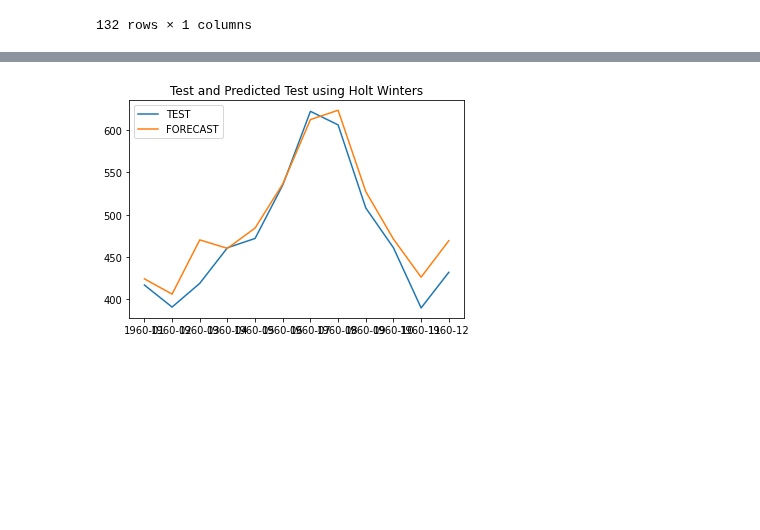
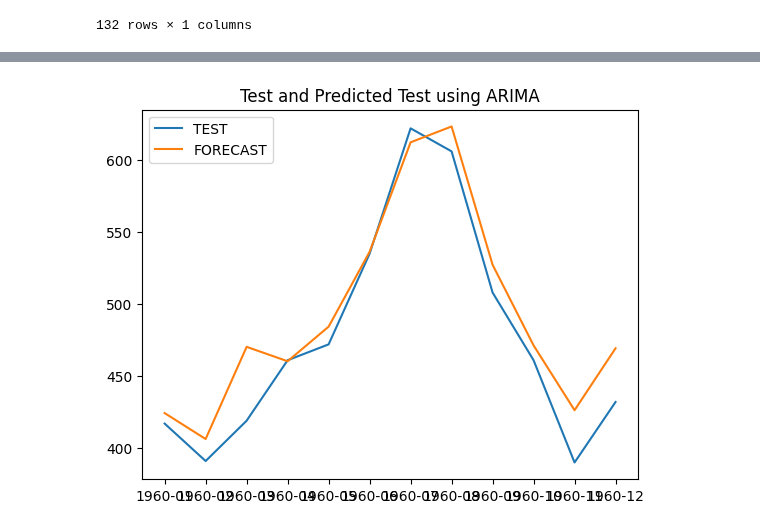
Before and after one commit to ogut77/DataScience, a Jupyter notebook: SARIMA.ipynb, the cells around one changed output, grey strips where cells are left out. Cells and saved outputs as stored; diff of their text form; code cells hidden in the pictures; blank space fills up the shorter version.

```diff
--- a/SARIMA.ipynb
+++ b/SARIMA.ipynb
@@ -147,6 +184,6 @@ Warnings:
 # %%
-train=ap[:-12]
-test=ap[-12:]
+train=ap1[:-12]
+test=ap1[-12:]
 train
 # %% [output]
 |  | Passengers |
@@ -186,7 +227,7 @@ plt.title('Train, Test and Predicted Test using Holt Winters');
 # %%
 plt.plot(test['Passengers'],label='TEST')
 plt.plot(test_prediction,label='FORECAST')
 plt.legend(loc="upper left")
-plt.title('Test and Predicted Test using Holt Winters');
+plt.title('Test and Predicted Test using ARIMA');
 # %% [output]
-[figure, old version]
+[figure, new version]
```
Also changed, not shown: parts of 24 cells of this notebook.
